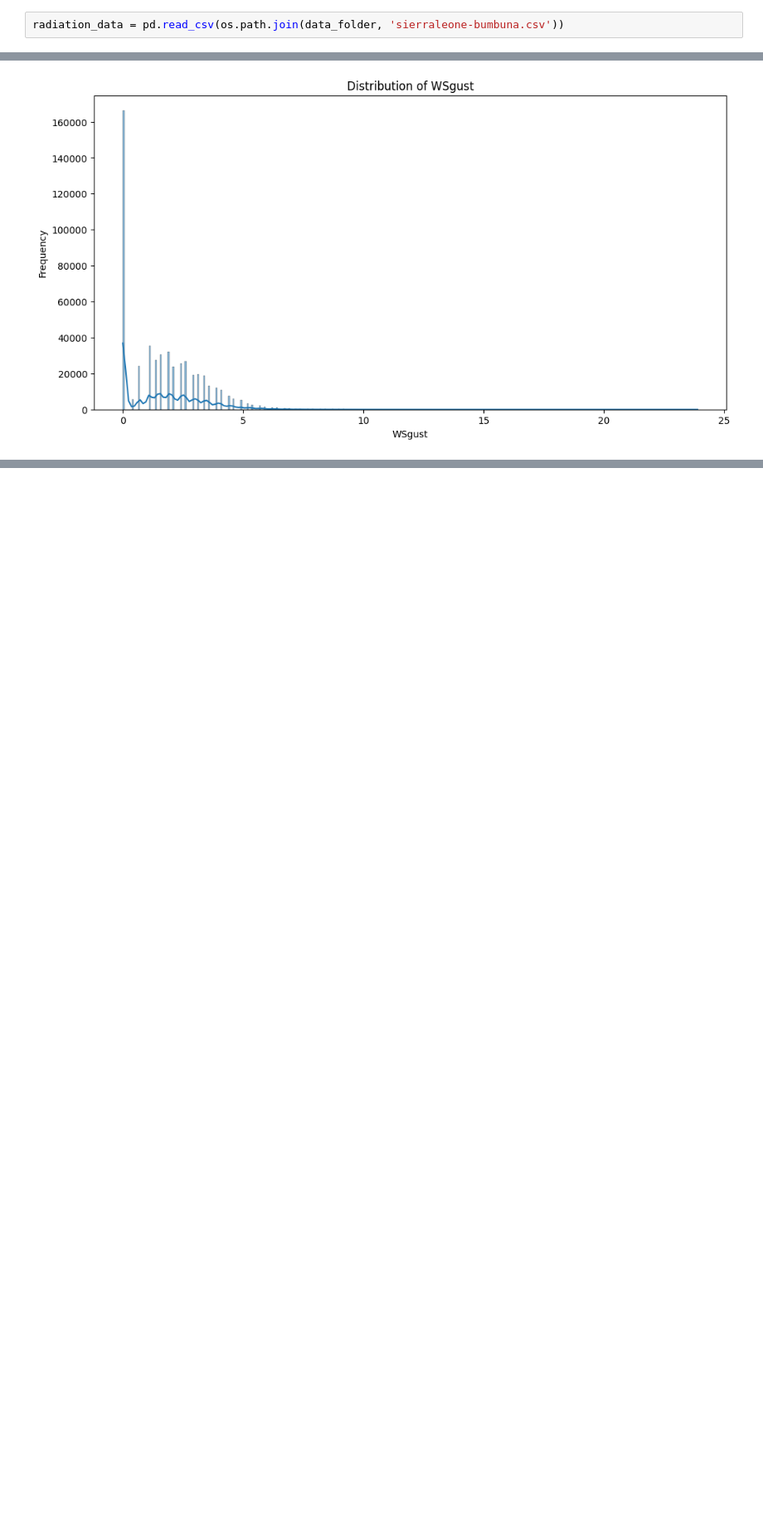
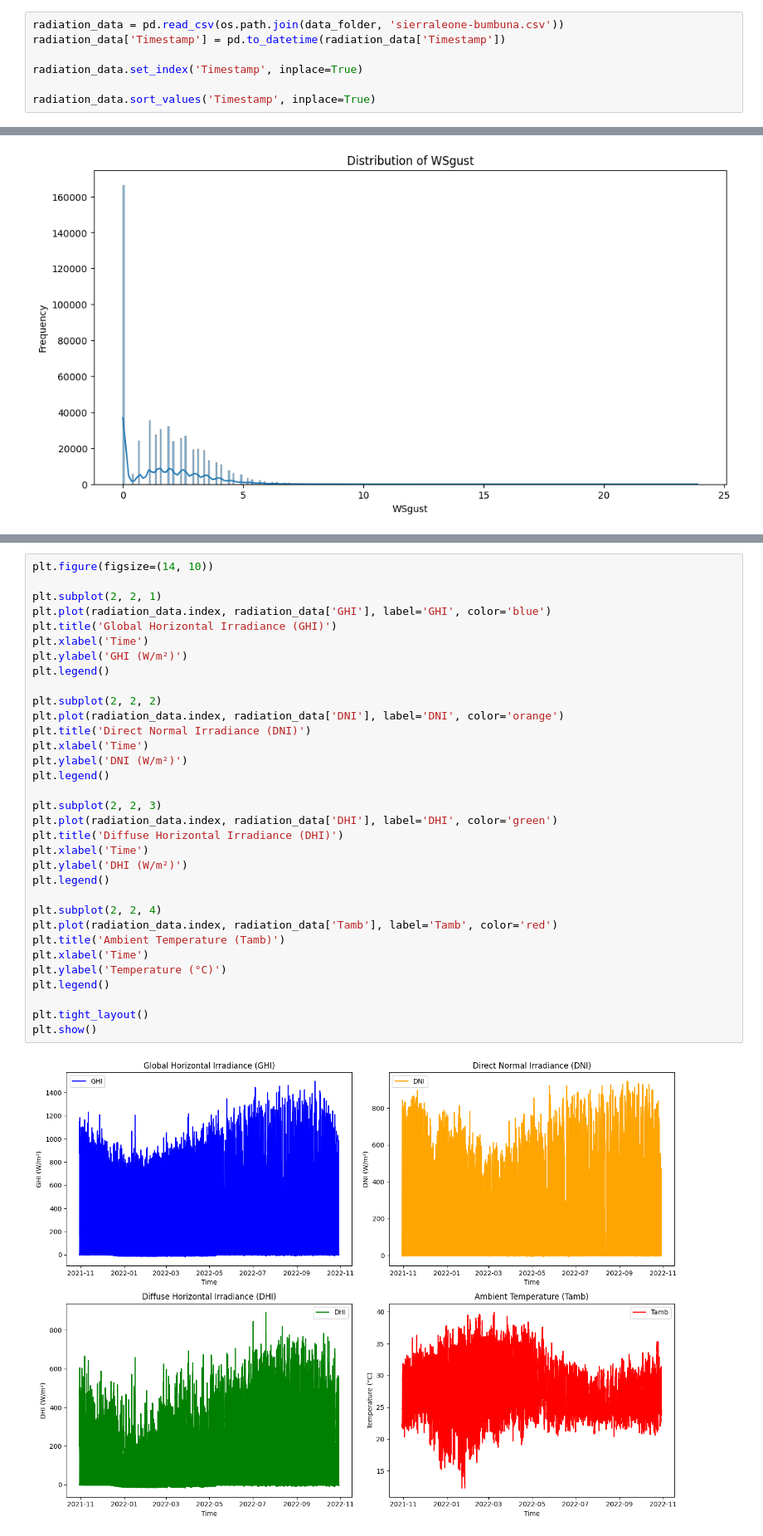
Before and after one commit to Wbam/Week0_Exercise, a Jupyter notebook: notebook/EDA.ipynb, the cells around one changed output, grey strips where cells are left out. Shown at 83% size. Saved outputs shown, nothing was run; the diff lists cells and outputs as text; blank space fills up the shorter version.

Commit message:
complated time series analysis

```diff
--- a/notebook/EDA.ipynb
+++ b/notebook/EDA.ipynb
@@ -12,5 +10,10 @@ Matplotlib is building the font cache; this may take a moment.
 # %%
 radiation_data = pd.read_csv(os.path.join(data_folder, 'sierraleone-bumbuna.csv'))
+radiation_data['Timestamp'] = pd.to_datetime(radiation_data['Timestamp'])
+
+radiation_data.set_index('Timestamp', inplace=True)
+
+radiation_data.sort_values('Timestamp', inplace=True)
 # %%
 print(radiation_data.head())
 # %% [output]
@@ -189,0 +192,35 @@ for column in columns_to_plot:
+# %%
+plt.figure(figsize=(14, 10))
+
+plt.subplot(2, 2, 1)
+plt.plot(radiation_data.index, radiation_data['GHI'], label='GHI', color='blue')
+plt.title('Global Horizontal Irradiance (GHI)')
+plt.xlabel('Time')
+plt.ylabel('GHI (W/m²)')
+plt.legend()
+
+plt.subplot(2, 2, 2)
+plt.plot(radiation_data.index, radiation_data['DNI'], label='DNI', color='orange')
+plt.title('Direct Normal Irradiance (DNI)')
+plt.xlabel('Time')
+plt.ylabel('DNI (W/m²)')
+plt.legend()
+
+plt.subplot(2, 2, 3)
+plt.plot(radiation_data.index, radiation_data['DHI'], label='DHI', color='green')
+plt.title('Diffuse Horizontal Irradiance (DHI)')
+plt.xlabel('Time')
+plt.ylabel('DHI (W/m²)')
+plt.legend()
+
+plt.subplot(2, 2, 4)
+plt.plot(radiation_data.index, radiation_data['Tamb'], label='Tamb', color='red')
+plt.title('Ambient Temperature (Tamb)')
+plt.xlabel('Time')
+plt.ylabel('Temperature (°C)')
+plt.legend()
+
+plt.tight_layout()
+plt.show()
+# %% [output]
+[figure, added]
```
Also changed, not shown: parts of 6 cells of this notebook.
